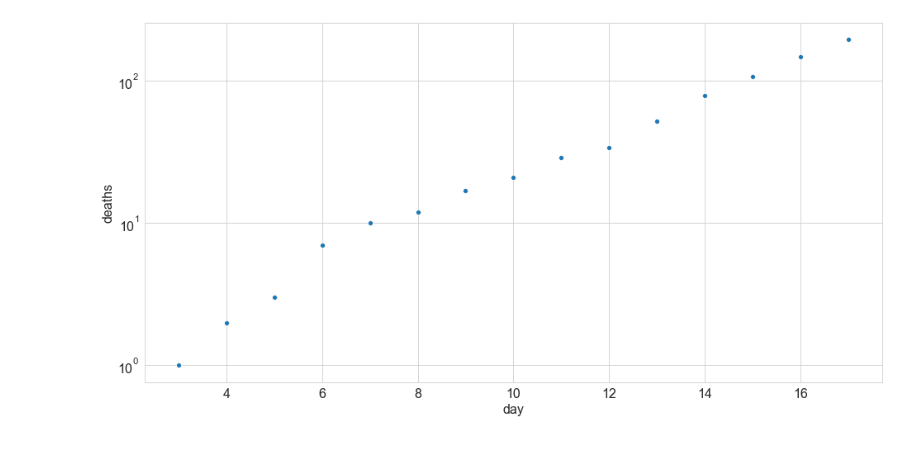
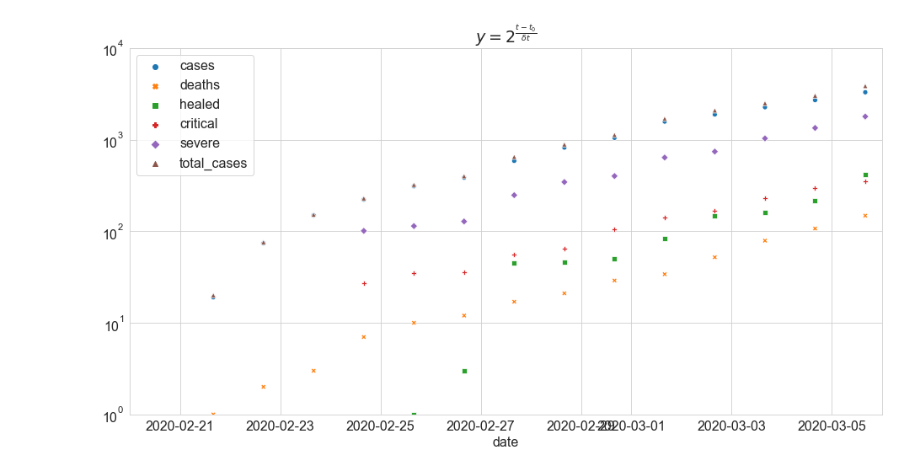
Before and after one commit to alexamici/covid-19-notebooks, a Jupyter notebook: notebooks/italy-situation-report.ipynb, the cells around one changed output. Saved outputs shown, nothing was run; the diff lists cells and outputs as text; code cells hidden in the pictures.

```diff
--- a/notebooks/italy-situation-report.ipynb
+++ b/notebooks/italy-situation-report.ipynb
@@ -42,6 +41,10 @@ data
-# %%
-ax = sns.scatterplot('day', 'deaths', data=data)
-_ = ax.set(yscale='log')
-# %% [output]
-[figure, removed]
+# %%
+import numpy as np
+
+ax = sns.scatterplot(data=data)
+_ = ax.set(yscale='log')
+_ = ax.set(ylim=(1, 10000))
+_ = ax.set(xlim=(np.datetime64('2020-02-20'), np.datetime64('2020-03-06')))
+# %% [output]
+[figure, added]
 # %%
```
Also changed, not shown: parts of 3 cells of this notebook, 3 other files.
